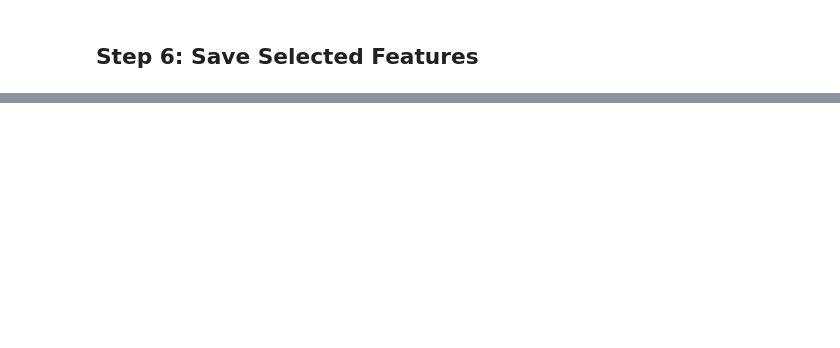
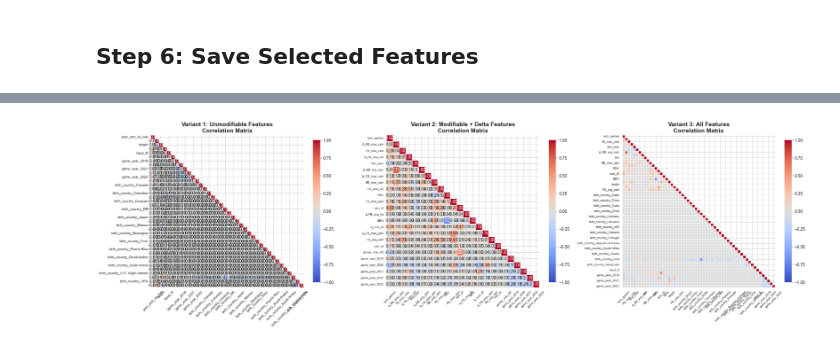
Before and after one commit to SatrunsDream/Workload-effect-on-pitcher-injury, a Jupyter notebook: feature_selection.ipynb, the cells around one changed output, grey strips where cells are left out. Saved outputs shown, nothing was run; the diff lists cells and outputs as text; code cells hidden in the pictures; blank space fills up the shorter version.

```diff
--- a/feature_selection.ipynb
+++ b/feature_selection.ipynb
@@ -29,13 +29,16 @@ Libraries imported successfully!
 # %%
 # Load data
 df = pd.read_csv('pitcher_data_w_injuries.csv')
+
+# Convert game_year to string so it's treated as categorical
+df['game_year'] = df['game_year'].astype(str)
 
 print(f"Data shape: {df.shape}")
 print(f"Years in data: {sorted(df['game_year'].unique())}")
 
 # Split into training (2018-2023) and test (2024) sets
-train_df = df[df['game_year'].between(2018, 2023)].copy()
-test_df = df[df['game_year'] == 2024].copy()
+train_df = df[df['game_year'].isin(['2018', '2019', '2020', '2021', '2022', '2023'])].copy()
+test_df = df[df['game_year'] == '2024'].copy()
 
 print(f"\nTraining set: {train_df.shape[0]} rows")
 print(f"Test set: {test_df.shape[0]} rows")
@@ -991,0 +1109,45 @@ print("\n✓ Feature selection results saved to 'feature_selection_results.pkl'"
+# %%
+# Visualize correlation matrices
+fig, axes = plt.subplots(1, 3, figsize=(24, 7))
+
+# Variant 1: Unmodifiable features
+ax1 = axes[0]
+mask1 = np.triu(np.ones_like(corr_variant1, dtype=bool), k=1)
+sns.heatmap(corr_variant1, mask=mask1, annot=True, fmt='.2f', cmap='coolwarm',
+            center=0, square=True, linewidths=0.5, cbar_kws={"shrink": 0.8},
+            ax=ax1, vmin=-1, vmax=1)
+ax1.set_title('Variant 1: Unmodifiable Features\nCorrelation Matrix',
+              fontsize=14, fontweight='bold')
+ax1.tick_params(axis='x', rotation=45, labelsize=8)
+ax1.tick_params(axis='y', rotation=0, labelsize=8)
+
+# Variant 2: Modifiable + Delta features
+ax2 = axes[1]
+mask2 = np.triu(np.ones_like(corr_variant2, dtype=bool), k=1)
+# For larger matrices, only annotate if not too many features
+annot_v2 = corr_variant2.shape[0] <= 25
+sns.heatmap(corr_variant2, mask=mask2, annot=annot_v2, fmt='.2f', cmap='coolwarm',
+            center=0, square=True, linewidths=0.5, cbar_kws={"shrink": 0.8},
+            ax=ax2, vmin=-1, vmax=1)
+ax2.set_title('Variant 2: Modifiable + Delta Features\nCorrelation Matrix',
+              fontsize=14, fontweight='bold')
+ax2.tick_params(axis='x', rotation=45, labelsize=7)
+ax2.tick_params(axis='y', rotation=0, labelsize=7)
+
+# Variant 3: All features
+ax3 = axes[2]
+mask3 = np.triu(np.ones_like(corr_variant3, dtype=bool), k=1)
+# For larger matrices, only annotate if not too many features
+annot_v3 = corr_variant3.shape[0] <= 30
+sns.heatmap(corr_variant3, mask=mask3, annot=annot_v3, fmt='.2f', cmap='coolwarm',
+            center=0, square=True, linewidths=0.5, cbar_kws={"shrink": 0.8},
+            ax=ax3, vmin=-1, vmax=1)
+ax3.set_title('Variant 3: All Features\nCorrelation Matrix',
+              fontsize=14, fontweight='bold')
+ax3.tick_params(axis='x', rotation=45, labelsize=7)
+ax3.tick_params(axis='y', rotation=0, labelsize=7)
+
+plt.tight_layout()
+plt.show()
+# %% [output]
+[figure, added]
```
Also changed, not shown: parts of 10 cells of this notebook, 3 other files.
